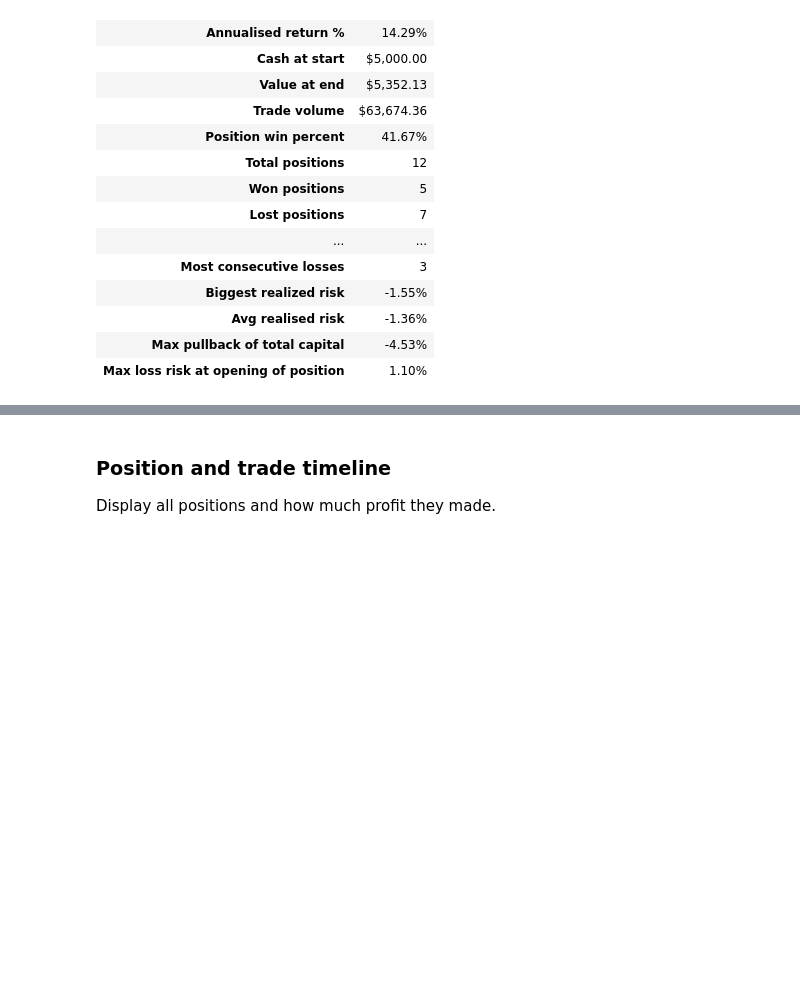
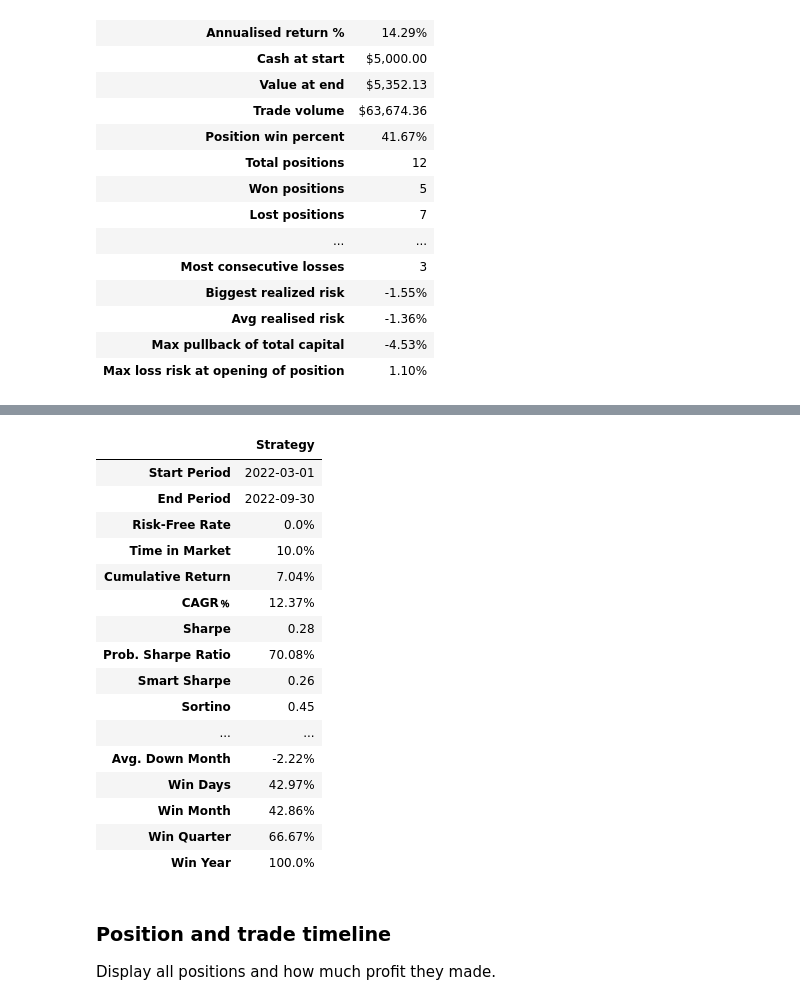
Before and after one commit to tradingstrategy-ai/tradingview-defi-strategy, a Jupyter notebook: bollinger_band_example_defi_strategy.ipynb, the cells around one changed output, grey strips where cells are left out. Saved outputs shown, nothing was run; the diff lists cells and outputs as text; code cells hidden in the pictures; blank space fills up the shorter version.

```diff
--- a/bollinger_band_example_defi_strategy.ipynb
+++ b/bollinger_band_example_defi_strategy.ipynb
@@ -511,3 +530,31 @@ with pd.option_context("display.max_row", None):
+# %%
+from tradeexecutor.visual.equity_curve import calculate_equity_curve, calculate_returns
+from tradeexecutor.analysis.advanced_metrics import visualise_advanced_metrics, AdvancedMetricsMode
+
+equity = calculate_equity_curve(state)
+returns = calculate_returns(equity)
+metrics = visualise_advanced_metrics(returns, mode=AdvancedMetricsMode.full)
+
+with pd.option_context("display.max_row", None):
+    display(metrics)
+# %% [output]
+|  | Strategy |
+| Start Period | 2022-03-01 |
+| End Period | 2022-09-30 |
+| Risk-Free Rate | 0.0% |
+| Time in Market | 10.0% |
+| Cumulative Return | 7.04% |
+| CAGR﹪ | 12.37% |
+| Sharpe | 0.28 |
+| Prob. Sharpe Ratio | 70.08% |
+| Smart Sharpe | 0.26 |
+| Sortino | 0.45 |
+| ... | ... |
+| Avg. Down Month | -2.22% |
+| Win Days | 42.97% |
+| Win Month | 42.86% |
+| Win Quarter | 66.67% |
+| Win Year | 100.0% |
 # %% [markdown]
 ### Position and trade timeline
 
```
Also changed, not shown: parts of 3 cells of this notebook, 1 other file.
